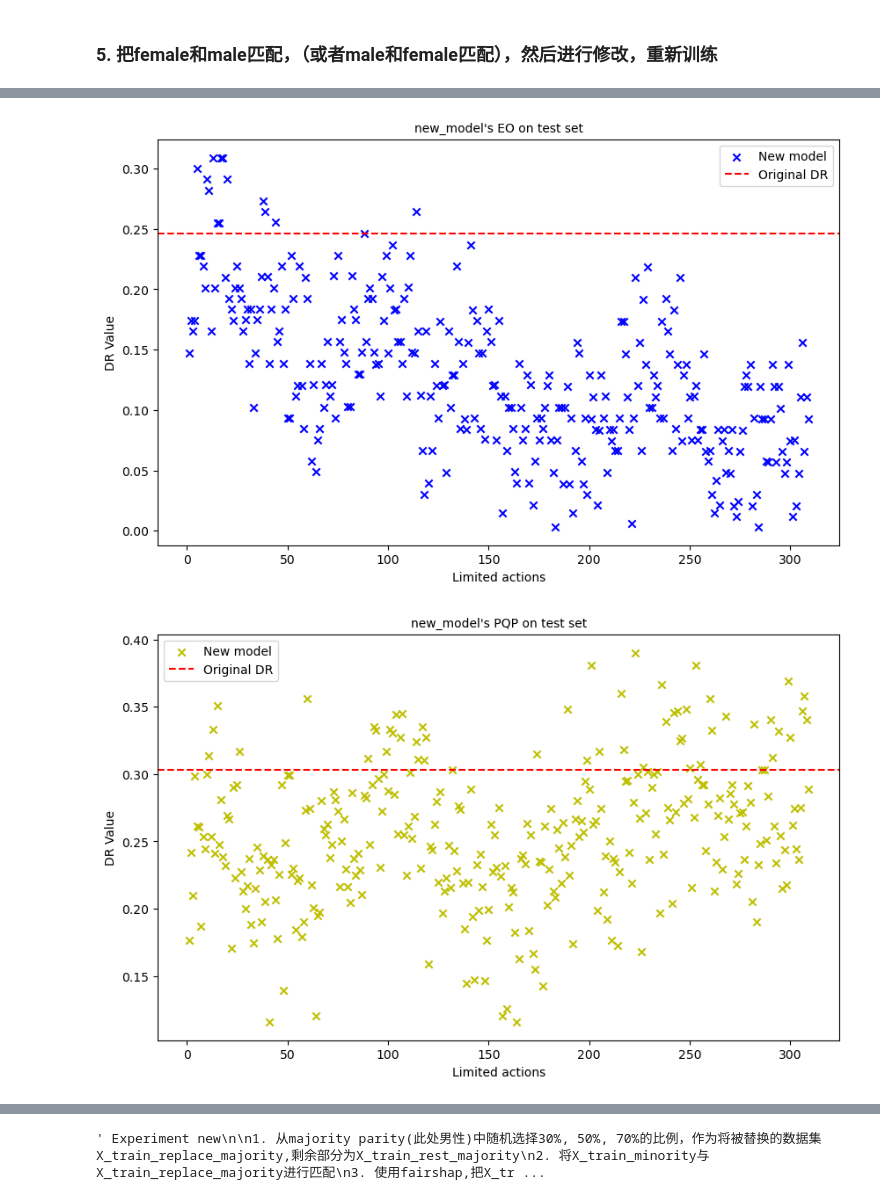
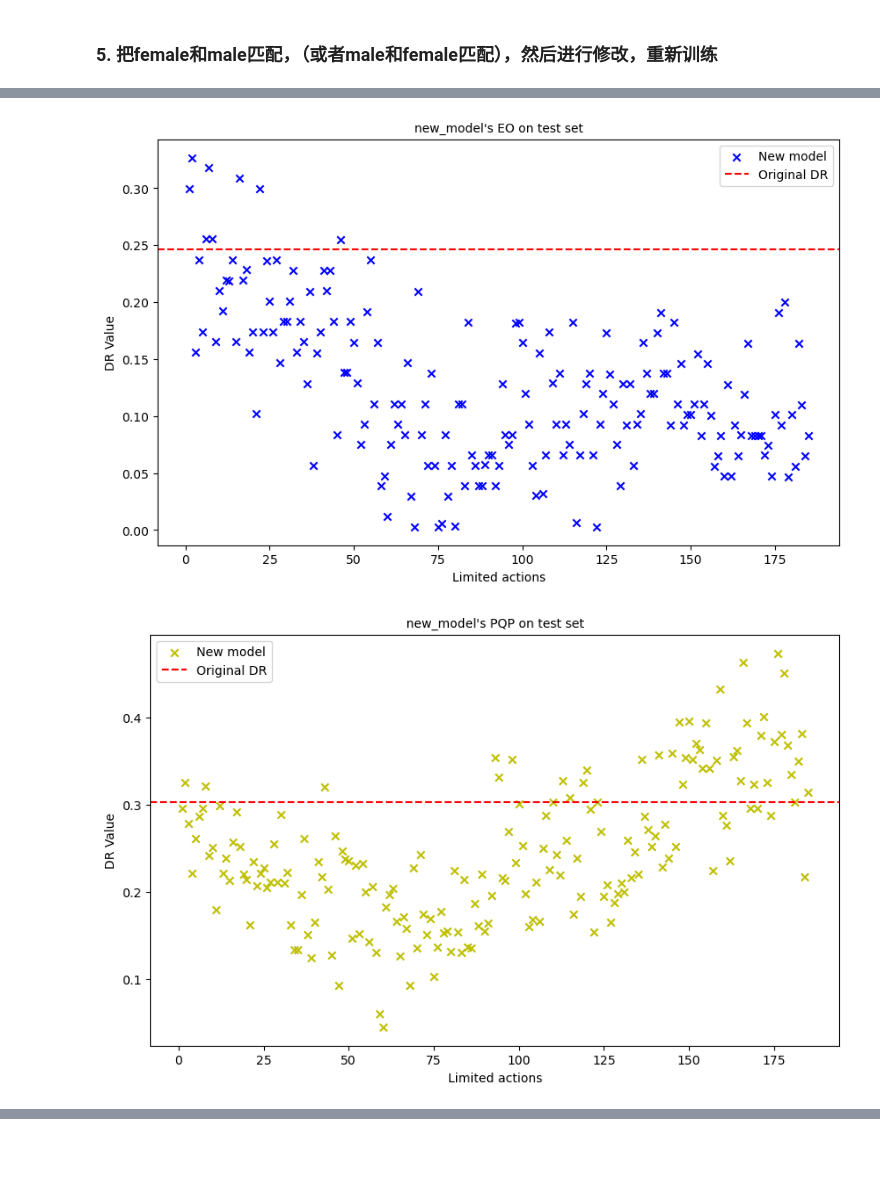
Before and after one commit to youlei202/FairSHAP, a Jupyter notebook: zz_new_german.ipynb, the cells around one changed output, grey strips where cells are left out. Saved outputs shown, nothing was run; the diff lists cells and outputs as text; code cells hidden in the pictures; blank space fills up the shorter version.

Commit message:
add fairshap(based on PQP, EO)

```diff
--- a/zz_new_german.ipynb
+++ b/zz_new_german.ipynb
@@ -147,6 +147,7 @@ fair_grp3_PQP: 0.30303030303030304
 ### 5. 把female和male匹配，（或者male和female匹配），然后进行修改，重新训练
 # %%
 from src.fairshap_experiment import ExperimentDR
+
 
 experiment = ExperimentDR(
                             model,
@@ -157,7 +158,7 @@ experiment = ExperimentDR(
                             X_test,
                             y_test,
                             dataset_name='german_credit',
-                            fairshap_base='DP',
+                            fairshap_base='PQP',
                             original_Xtest_DR = original_test_DR,
                             original_Xtest_acc = accuracy,
                             original_Xtest_DP = fair_grp1,
@@ -188,2 +188,2 @@ Name: Risk, Length: 208, dtype: int64
-[figure, old version]
+[figure, new version]
-[figure, old version]
+[figure, new version]
@@ -191,13 +190,0 @@ Name: Risk, Length: 208, dtype: int64
-# %%
-''' Experiment new
-
-1. 从majority parity(此处男性)中随机选择30%, 50%, 70%的比例，作为将被替换的数据集X_train_replace_majority,剩余部分为X_train_rest_majority
-2. 将X_train_minority与X_train_replace_majority进行匹配
-3. 使用fairshap,把X_train_minority作为baseline dataset，找到X_train_replace_majority中需要替换的数据，假设总共需要替换n个数据点
-4. (1,n,20)根据这些,分别计算替换(1,n)中不同个数的结果,把需要替换的数据替换到X_train_replace_majority中,得到X_train_replace_majority_new
-5. 把X_train_replace_majority_new和X_train_rest_majority,还有X_train_minority合并,得到新的X_train_new，然后重新训练，得到新的模型model_new，计算新的DR值
-
-----------   循环 30%, 50%, 70%的比例，以及不同的n值，得到DR值的变化  -------------------
-'''
-# %% [output]
-' Experiment new\n\n1. 从majority parity(此处男性)中随机选择30%, 50%, 70%的比例，作为将被替换的数据集X_train_replace_majority,剩余部分为X_train_rest_majority\n2. 将X_train_minority与X_train_replace_majority进行匹配\n3. 使用fairshap,把X_tr ...
```
Also changed, not shown: parts of 1 cell of this notebook, 5 other files.
